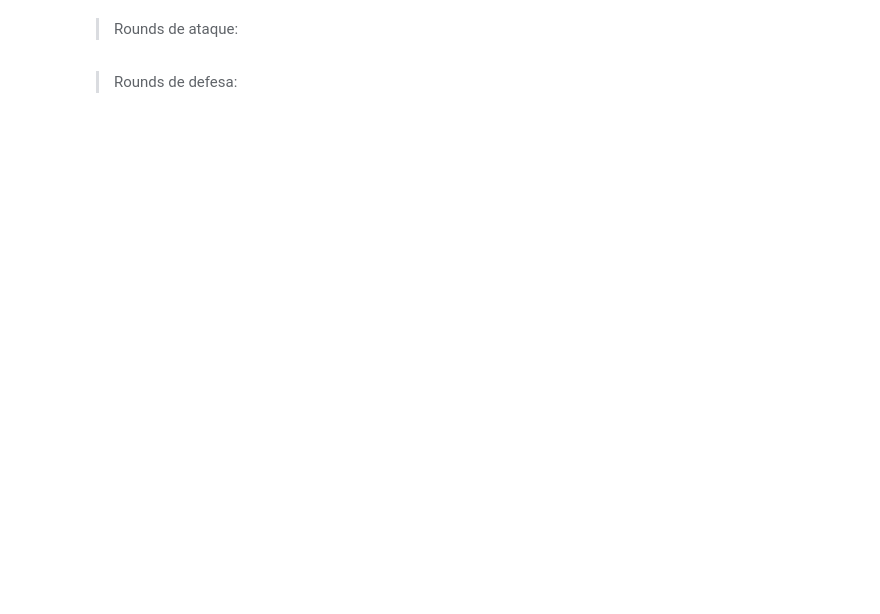
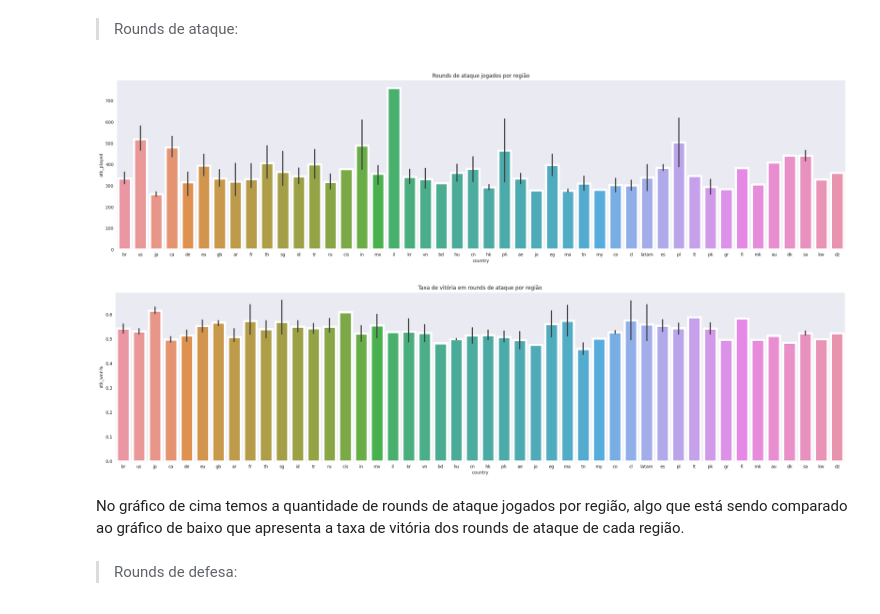
Before and after one commit to davimatiassg/projeto-probinf-unidade2, a Jupyter notebook: Roteiro_de_análise_Projeto_de_PROB_INF_UNIDADE2.ipynb, the cells around one changed output. Cells and saved outputs as stored; diff of their text form; code cells hidden in the pictures; blank space fills up the shorter version.

```diff
--- a/Roteiro_de_análise_Projeto_de_PROB_INF_UNIDADE2.ipynb
+++ b/Roteiro_de_análise_Projeto_de_PROB_INF_UNIDADE2.ipynb
@@ -222,14 +332,19 @@ plt.show()
 # %%
 plt.figure(figsize=(30,7))
 plt.subplot()
-plt.title('Rounds de ataque jogados por país')
+plt.title('Rounds de ataque jogados por região')
 sns.barplot(x='country',y='atk_played',data=df,linewidth=5)
 plt.show()
 plt.figure(figsize=(30,7))
 plt.subplot()
-plt.title('Taxa de vitória em rounds de ataque por país')
+plt.title('Taxa de vitória em rounds de ataque por região')
 sns.barplot(x='country',y='atk_won%',data=df,linewidth=5)
 plt.show()
+# %% [output]
+[figure, added]
+[figure, added]
+# %% [markdown]
+No gráfico de cima temos a quantidade de rounds de ataque jogados por região, algo que está sendo comparado ao gráfico de baixo que apresenta a taxa de vitória dos rounds de ataque de cada região.
 # %% [markdown]
 > Rounds de defesa:
 # %%
```
Also changed, not shown: parts of 78 cells of this notebook.
